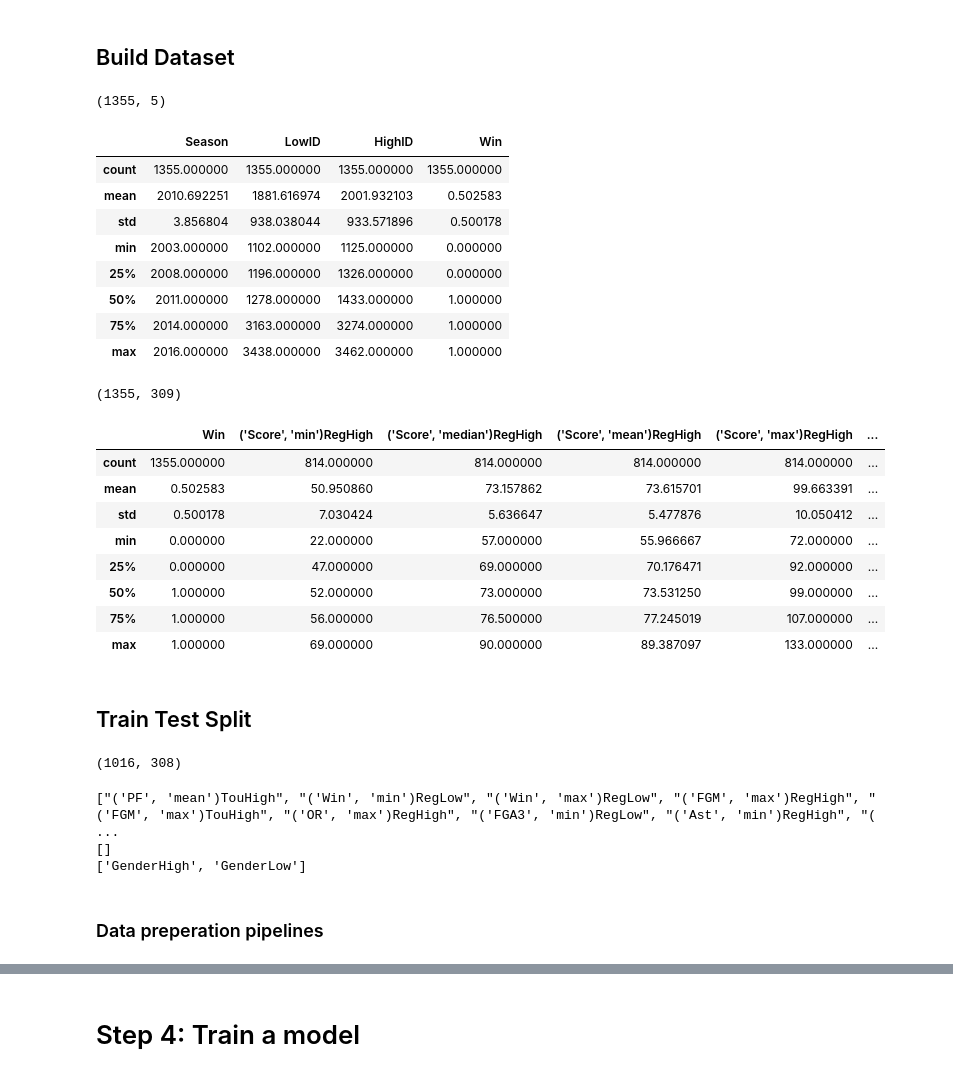
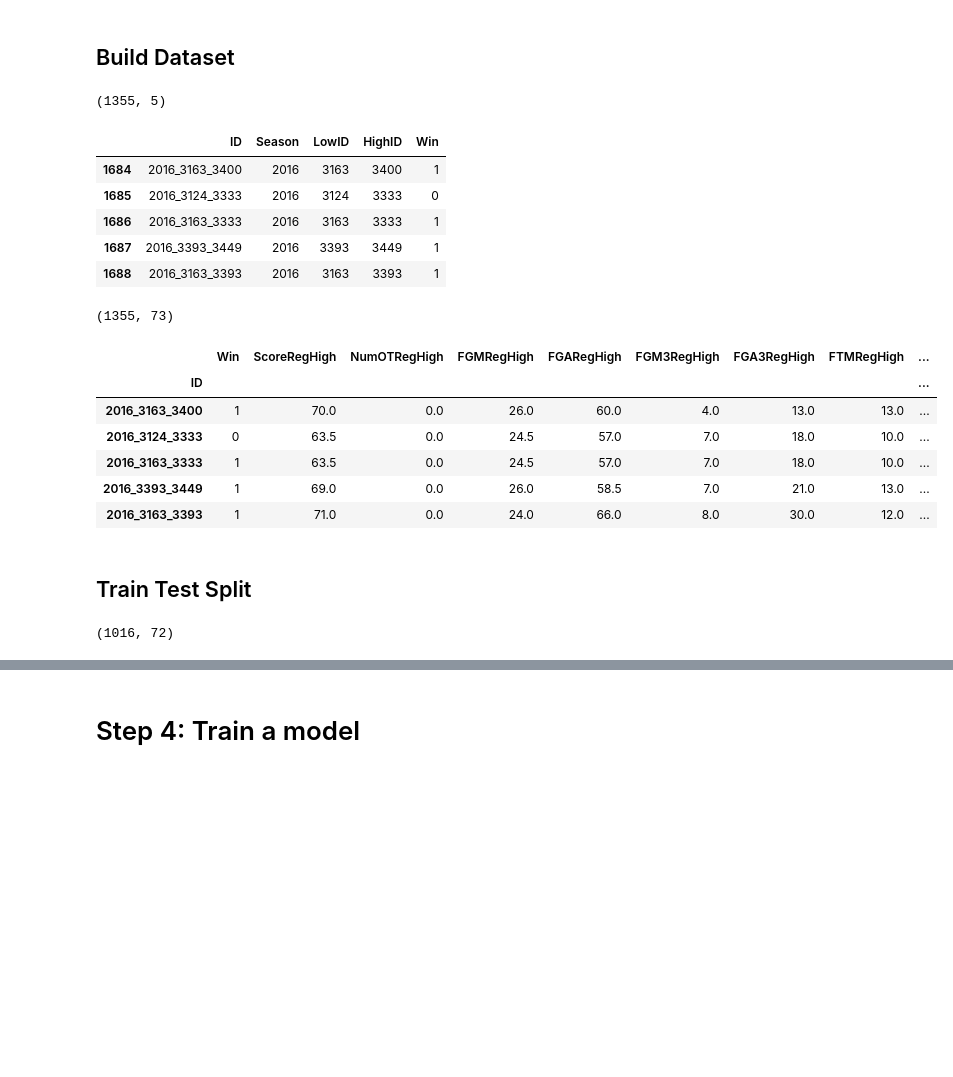
Before and after one commit to sethchart/kaggle-march-machine-learning-mania, a Jupyter notebook: kernels/warmup/notebook.ipynb, the cells around one changed output, grey strips where cells are left out. Saved outputs shown, nothing was run; the diff lists cells and outputs as text; code cells hidden in the pictures; blank space fills up the shorter version.

```diff
--- a/kernels/warmup/notebook.ipynb
+++ b/kernels/warmup/notebook.ipynb
@@ -11,9 +11,9 @@ def load_raw_data(filename: str) -> pd.DataFrame:
     mens_filepath = f"/kaggle/input/warmup-round-march-machine-learning-mania-2023/M{filename}.csv"
     weomens_filepath = f"/kaggle/input/warmup-round-march-machine-learning-mania-2023/W{filename}.csv"
     df_mens = pd.read_csv(mens_filepath)
-    df_mens["Gender"] = "M"
+    df_mens["Gender"] = 0
     df_weomens = pd.read_csv(weomens_filepath)
-    df_weomens["Gender"] = "W"
+    df_weomens["Gender"] = 1
     return pd.concat([df_mens, df_weomens])
 # %% [markdown]
 # Step 2: Load the data
@@ -62,9 +53,8 @@ NCAATourneySeeds.describe()
 def process_detailed_results(df_in: pd.DataFrame) -> pd.DataFrame:
     df = df_in.copy()
     df = clean_detailed_results(df)
-    df = reshape_detailed_results(df)
-    df = compute_percentages(df)
     df = aggregate_detailed_results(df)
+    #df = compute_percentages(df)
     return df
 
 def clean_detailed_results(df: pd.DataFrame) -> pd.DataFrame:
@@ -83,8 +73,8 @@ def reshape_detailed_results(df: pd.DataFrame) -> pd.DataFrame:
     return pd.concat([df_winner, df_looser], ignore_index=True)
 
 def aggregate_detailed_results(df: pd.DataFrame) -> pd.DataFrame:
-    df_agg = df.groupby(["Season", "TeamID"]).agg(["min", "median", "mean", "max"])
-    df_agg.columns = df_agg.columns.to_flat_index()
+    df = reshape_detailed_results(df)
+    df_agg = df.groupby(["Season", "TeamID"]).agg("median")
     return df_agg.reset_index()
 
 def compute_percentages(df_in: pd.DataFrame) -> pd.DataFrame:
@@ -132,6 +122,12 @@ expected_aggregated_df = pd.DataFrame([
     {"Season": 1, "TeamID": "B","stat1": 2.5, "stat2": 4.5, "Win": 0.0 },
 ])
 test_df_copy = test_df.copy()
+
+# Tests
+assert clean_column_names(test_df) == expected_column_names, "Function clean_column_names failed."
+assert split_winner_and_looser_columns(test_df) == expected_column_split, "Function split_winner_and_looser_columns failed."
+assert expected_reshaped_df.equals(reshape_detailed_results(test_df)), "Function reshape_detailed_results failed."
+assert expected_aggregated_df.equals(aggregate_detailed_results(test_df)), "Function aggregate_detailed_results failed."
 # %%
 ProcessedRegularSeasonDetailedResults = process_detailed_results(
     RegularSeasonDetailedResults
@@ -245,18 +230,15 @@ def parse_row(row):
 # %%
 outcomes = get_outcomes(NCAATourneyDetailedResults)
 print(outcomes.shape)
-outcomes.describe()
+outcomes.tail()
 # %% [output]
 (1355, 5)
-|  | Season | LowID | HighID | Win |
-| count | 1355.000000 | 1355.000000 | 1355.000000 | 1355.000000 |
-| mean | 2010.692251 | 1881.616974 | 2001.932103 | 0.502583 |
-| std | 3.856804 | 938.038044 | 933.571896 | 0.500178 |
-| min | 2003.000000 | 1102.000000 | 1125.000000 | 0.000000 |
-| 25% | 2008.000000 | 1196.000000 | 1326.000000 | 0.000000 |
-| 50% | 2011.000000 | 1278.000000 | 1433.000000 | 1.000000 |
-| 75% | 2014.000000 | 3163.000000 | 3274.000000 | 1.000000 |
-| max | 2016.000000 | 3438.000000 | 3462.000000 | 1.000000 |
+|  | ID | Season | LowID | HighID | Win |
+| 1684 | 2016_3163_3400 | 2016 | 3163 | 3400 | 1 |
+| 1685 | 2016_3124_3333 | 2016 | 3124 | 3333 | 0 |
+| 1686 | 2016_3163_3333 | 2016 | 3163 | 3333 | 1 |
+| 1687 | 2016_3393_3449 | 2016 | 3393 | 3449 | 1 |
+| 1688 | 2016_3163_3393 | 2016 | 3163 | 3393 | 1 |
 # %%
 def merge_outcomes_with_features(outcomes: pd.DataFrame, features: pd.DataFrame) -> pd.DataFrame:
     data = pd.merge(
@@ -284,18 +266,16 @@ def merge_outcomes_with_features(outcomes: pd.DataFrame, features: pd.DataFrame)
 # %%
 data = merge_outcomes_with_features(outcomes, features)
 print(data.shape)
-data.describe()
+data.tail()
 # %% [output]
-(1355, 309)
+(1355, 73)
-|  | Win | ('Score', 'min')RegHigh | ('Score', 'median')RegHigh | ('Score', 'mean')RegHigh | ('Score', 'max')RegHigh | ... |
-| count | 1355.000000 | 814.000000 | 814.000000 | 814.000000 | 814.000000 | ... |
-| mean | 0.502583 | 50.950860 | 73.157862 | 73.615701 | 99.663391 | ... |
-| std | 0.500178 | 7.030424 | 5.636647 | 5.477876 | 10.050412 | ... |
-| min | 0.000000 | 22.000000 | 57.000000 | 55.966667 | 72.000000 | ... |
-| 25% | 0.000000 | 47.000000 | 69.000000 | 70.176471 | 92.000000 | ... |
-| 50% | 1.000000 | 52.000000 | 73.000000 | 73.531250 | 99.000000 | ... |
-| 75% | 1.000000 | 56.000000 | 76.500000 | 77.245019 | 107.000000 | ... |
-| max | 1.000000 | 69.000000 | 90.000000 | 89.387097 | 133.000000 | ... |
+|  | Win | ScoreRegHigh | NumOTRegHigh | FGMRegHigh | FGARegHigh | FGM3RegHigh | FGA3RegHigh | FTMRegHigh | ... |
+| ID |  |  |  |  |  |  |  |  | ... |
+| 2016_3163_3400 | 1 | 70.0 | 0.0 | 26.0 | 60.0 | 4.0 | 13.0 | 13.0 | ... |
+| 2016_3124_3333 | 0 | 63.5 | 0.0 | 24.5 | 57.0 | 7.0 | 18.0 | 10.0 | ... |
+| 2016_3163_3333 | 1 | 63.5 | 0.0 | 24.5 | 57.0 | 7.0 | 18.0 | 10.0 | ... |
+| 2016_3393_3449 | 1 | 69.0 | 0.0 | 26.0 | 58.5 | 7.0 | 21.0 | 13.0 | ... |
+| 2016_3163_3393 | 1 | 71.0 | 0.0 | 24.0 | 66.0 | 8.0 | 30.0 | 12.0 | ... |
 # %% [markdown]
 ## Train Test Split
 # %%
@@ -309,4 +289,4 @@ X_train, X_valid, y_train, y_valid = train_test_split(X, y, random_state=0)
 
 X_train.shape
 # %% [output]
-(1016, 308)
+(1016, 72)
@@ -326,11 +292,0 @@ def partition_features(df: pd.DataFrame, cardnality_threshold: int) -> Tuple[pd.
-# %%
-num_cols, cat_cols_high, cat_cols_low = partition_features(X_train, 10)
-print(num_cols)
-print(cat_cols_high)
-print(cat_cols_low)
-# %% [output]
-["('PF', 'mean')TouHigh", "('Win', 'min')RegLow", "('Win', 'max')RegLow", "('FGM', 'max')RegHigh", "('FGM', 'max')TouHigh", "('OR', 'max')RegHigh", "('FGA3', 'min')RegLow", "('Ast', 'min')RegHigh", "( ...
-[]
-['GenderHigh', 'GenderLow']
-# %% [markdown]
-### Data preperation pipelines
```
Also changed, not shown: parts of 21 cells of this notebook.
